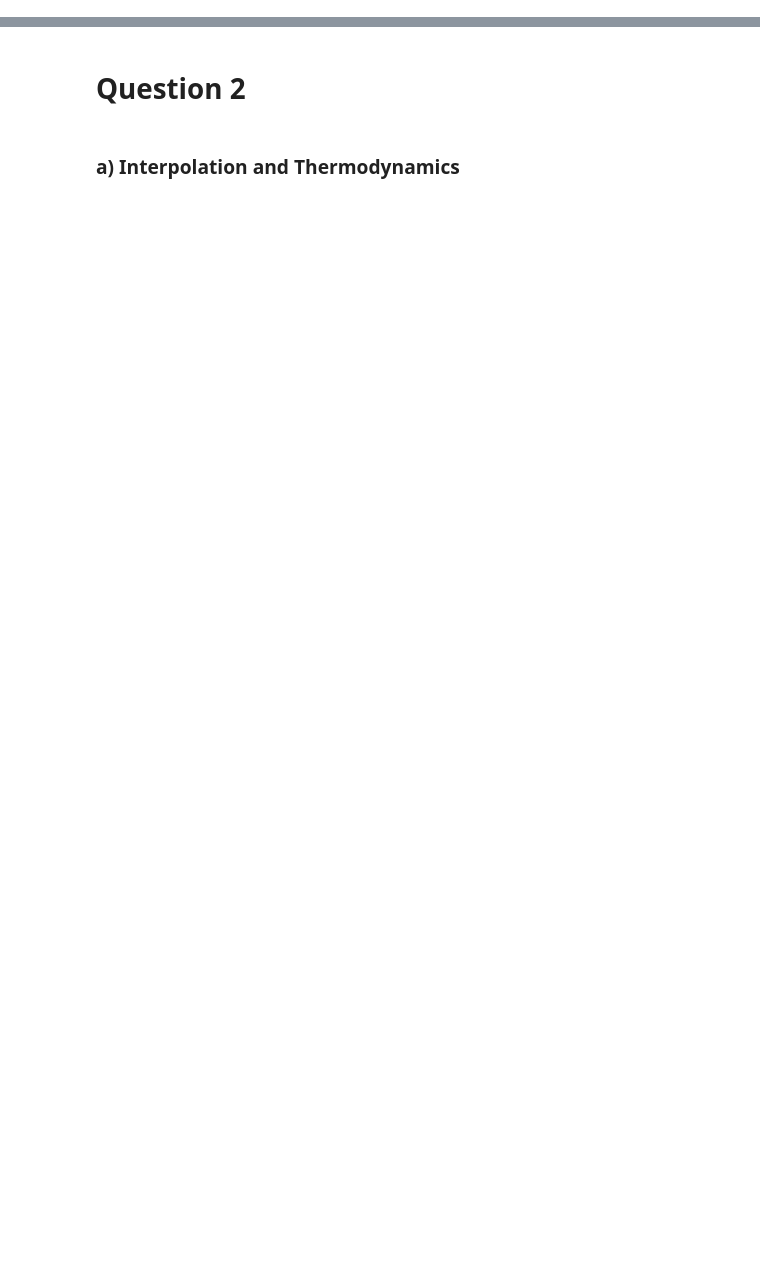
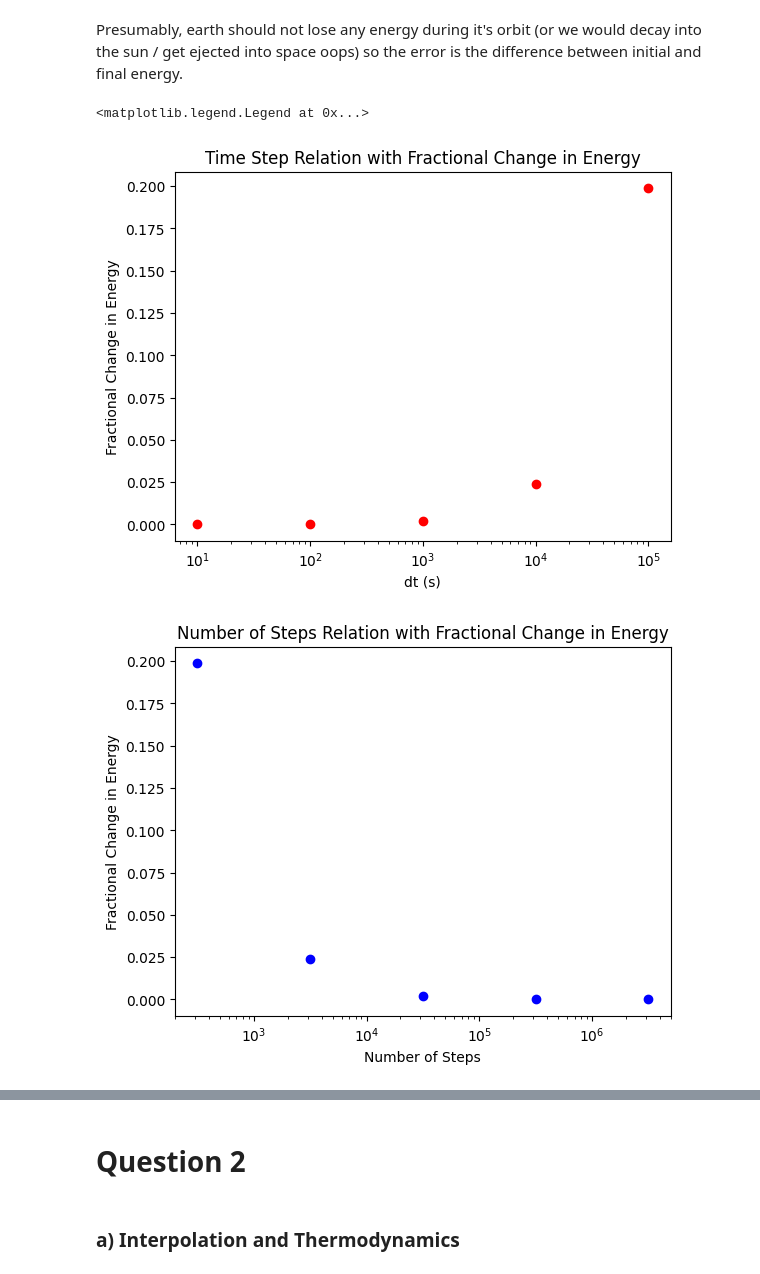
Before and after one commit to LFW25/PHYS512-Computational_Physics, a Jupyter notebook: Assignments/A1.ipynb, the cells around one changed output, grey strips where cells are left out. Drawn from its saved outputs; the diff is of its cells as text; code cells hidden in the pictures; blank space fills up the shorter version.

```diff
--- a/Assignments/A1.ipynb
+++ b/Assignments/A1.ipynb
@@ -110,31 +172,55 @@ while dt < (365.25*24*60*60)/100:
+# %%
+# Initial dt (Warning: with dt <= 0.1, this takes a long time to run)
+dt = 1
+
+# Set up dt and energy lists
+dt_list = []
+e_final_list = []
+
+# Calculate orbits for different dt values while time step is less than 1 year
+while dt < (365.25*24*60*60)/100:
+    dt_list.append(dt)
+    ei_value, ef_value = orbit(dt, plot = False)
+    e_final_list.append(ef_value)
+    dt *= 10 # scale dt exponentially
+# %% [markdown]
+ Presumably, earth should not lose any energy during it's orbit (or we would decay into the sun / get ejected into space oops) so the error is the difference between initial and final energy.
 # %%
-e_frac_change = abs(((np.array(e_f) - ei)/ei))
-e_error = abs(np.array(e_f) - ei)
-num_steps = ((365.25*24*60*60)/np.array(dt_list))
-dt_list = np.array(dt_list)
+e_error = abs(np.array(e_final_list) - ei_value)
+e_frac_change = e_error/ei_value # fractional change in energy array
+dt_array = np.array(dt_list)
+num_steps = ((365.25*24*60*60)/np.array(dt_array))
+
 
 # Brouwer's Law
 brouwer_error = np.sqrt(num_steps)*(10**(-16))
 
 plt.figure(1)
-plt.scatter(dt_list, e_frac_change, label = "Time Step (s)", c = "r")
+plt.scatter(dt_array, e_frac_change, label = "Time Step (s)", c = "r")
 plt.xscale('log')
 plt.xlabel('dt (s)')
 plt.ylabel('Fractional Change in Energy')
+plt.title("Time Step Relation with Fractional Change in Energy")
 #plt.legend()
 
 plt.figure(2)
 plt.scatter(num_steps, e_frac_change, label = "Number of Steps", c = "b")
 plt.xscale('log')
 plt.xlabel('Number of Steps')
 plt.ylabel('Fractional Change in Energy')
+plt.title("Number of Steps Relation with Fractional Change in Energy")
 #plt.legend()
 
 plt.figure(3)
 plt.scatter(num_steps, e_error, label = "Actual Error", c = "dodgerblue")
 plt.scatter(num_steps, brouwer_error, label = "Brouwer Error", c = "g")
 plt.xscale('log')
 plt.yscale('log')
 plt.xlabel('Number of Steps')
 plt.ylabel('Fractional Change in Energy')
+plt.title("Brouwer's Rule Comparison")
 plt.legend()
+# %% [output]
+<matplotlib.legend.Legend at 0x...>
+[figure, added]
+[figure, added]
```
Also changed, not shown: parts of 26 cells of this notebook.
